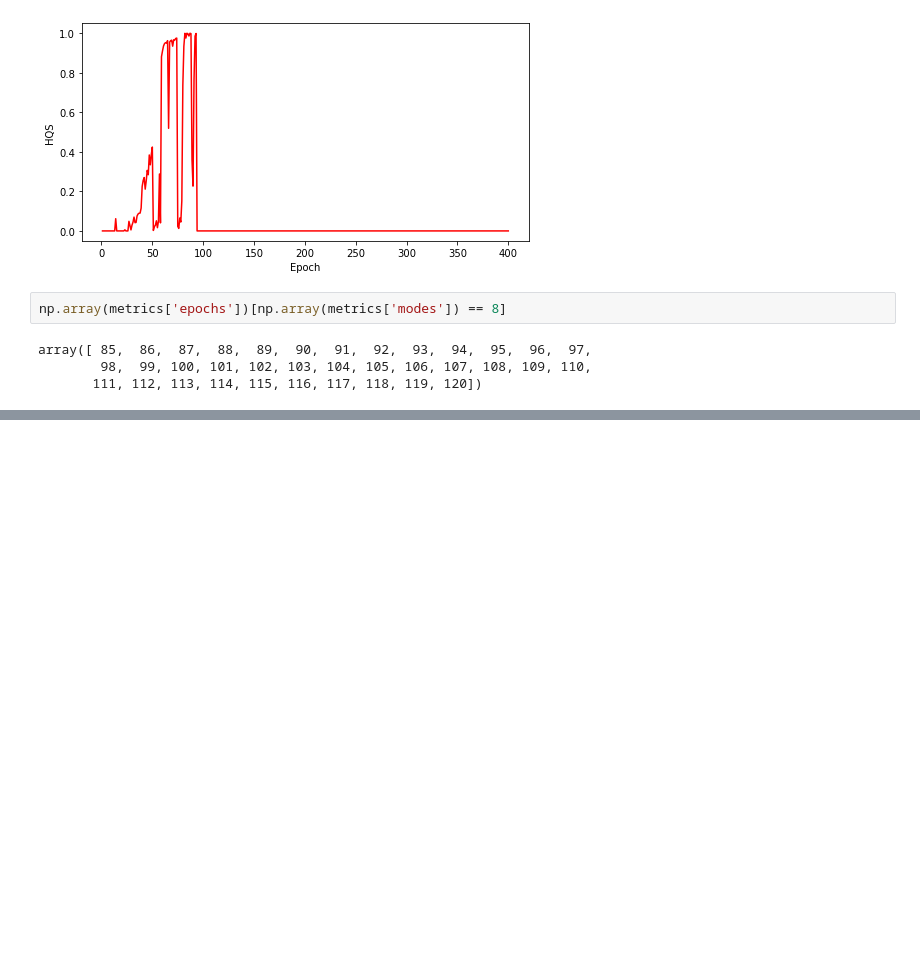
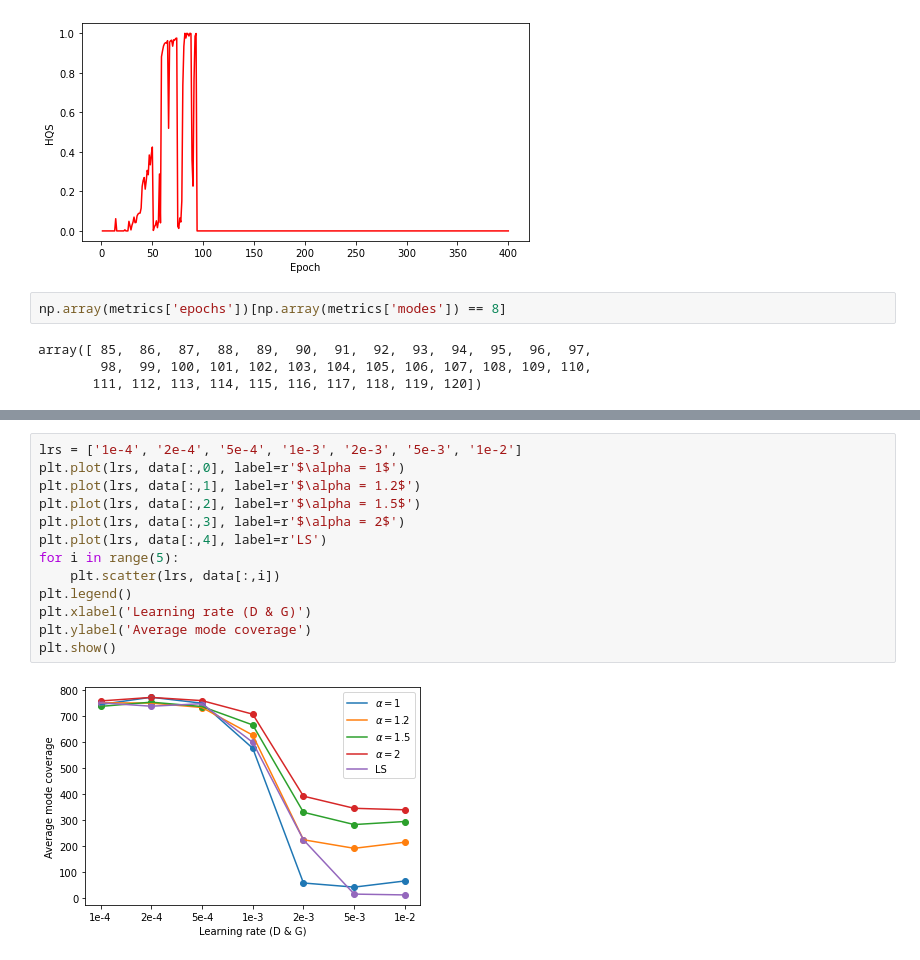
Before and after one commit to SankarLab/AlphaGan-Papers-Results, a Jupyter notebook: metric_processing.ipynb, the cells around one changed output, grey strips where cells are left out. Cells and saved outputs as stored; diff of their text form; blank space fills up the shorter version.

```diff
--- a/metric_processing.ipynb
+++ b/metric_processing.ipynb
@@ -132,0 +185,15 @@ array([ 85,  86,  87,  88,  89,  90,  91,  92,  93,  94,  95,  96,  97,
+# %%
+lrs = ['1e-4', '2e-4', '5e-4', '1e-3', '2e-3', '5e-3', '1e-2']
+plt.plot(lrs, data[:,0], label=r'$\alpha = 1$')
+plt.plot(lrs, data[:,1], label=r'$\alpha = 1.2$')
+plt.plot(lrs, data[:,2], label=r'$\alpha = 1.5$')
+plt.plot(lrs, data[:,3], label=r'$\alpha = 2$')
+plt.plot(lrs, data[:,4], label=r'LS')
+for i in range(5):
+    plt.scatter(lrs, data[:,i])
+plt.legend()
+plt.xlabel('Learning rate (D & G)')
+plt.ylabel('Average mode coverage')
+plt.show()
+# %% [output]
+[figure, added]
```
Also changed, not shown: parts of 21 cells of this notebook, 19 other files.
